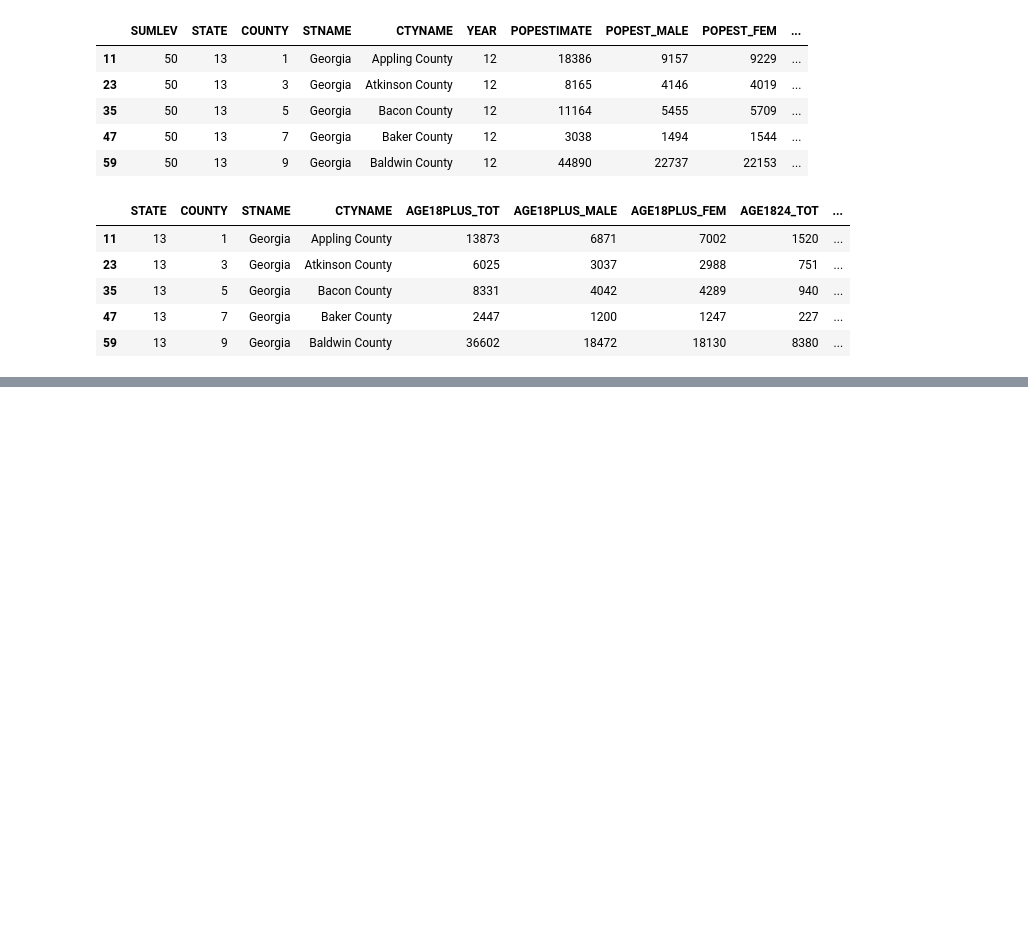
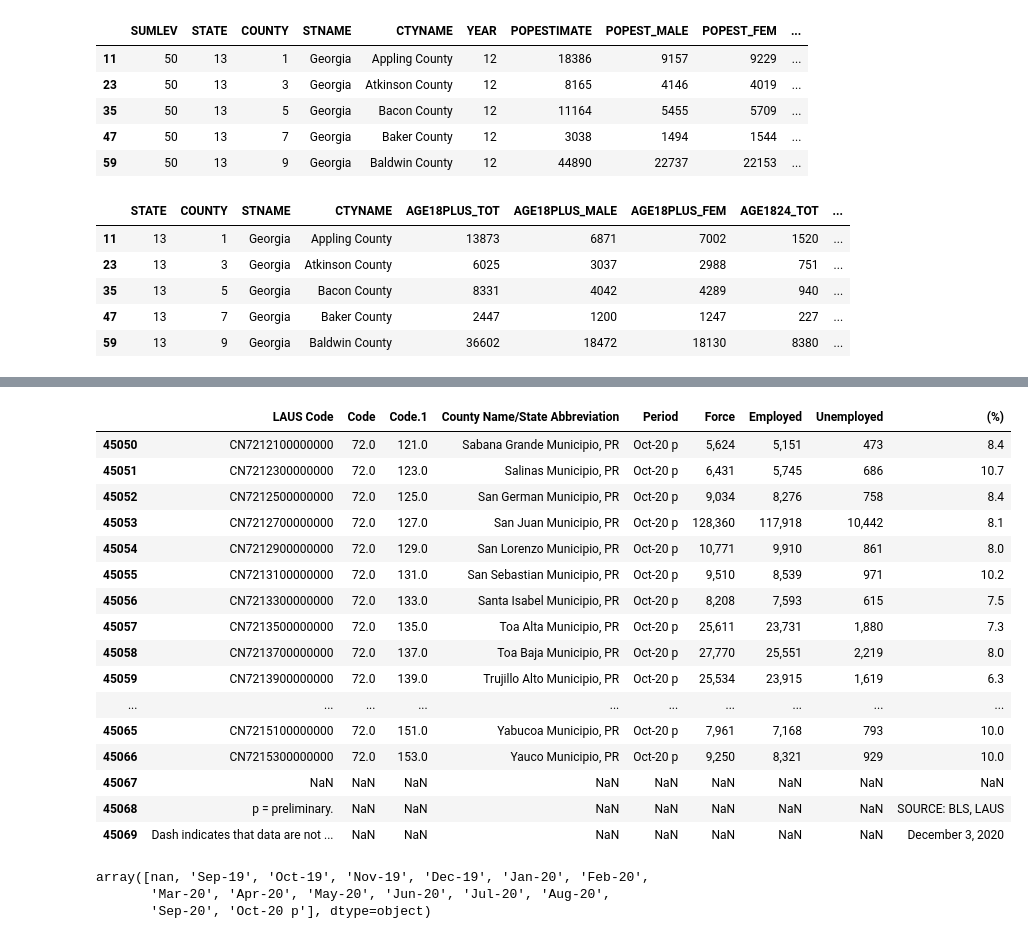
Before and after one commit to eweed001/ORIE-4741-Project, a Jupyter notebook: data_collection_cleaning2020.ipynb, the cells around one changed output, grey strips where cells are left out. Saved outputs shown, nothing was run; the diff lists cells and outputs as text; code cells hidden in the pictures; blank space fills up the shorter version.

Commit message:
Added unemployment, poverty, education and race data. Updated 2020 data manip notebook

```diff
--- a/data_collection_cleaning2020.ipynb
+++ b/data_collection_cleaning2020.ipynb
@@ -74,0 +208,4 @@ df_states = df_states.reset_index()
+# %%
+# Reading in unemployment data
+unemployment = pd.read_csv('data/unemployment2020.csv', header = 4)
+unemployment.head()
@@ -74,0 +219,26 @@ df_states = df_states.reset_index()
+# %%
+unemployment.tail(20)
+# %% [output]
+|  | LAUS Code | Code | Code.1 | County Name/State Abbreviation | Period | Force | Employed | Unemployed | (%) |
+| 45050 | CN7212100000000 | 72.0 | 121.0 | Sabana Grande Municipio, PR | Oct-20 p | 5,624 | 5,151 | 473 | 8.4 |
+| 45051 | CN7212300000000 | 72.0 | 123.0 | Salinas Municipio, PR | Oct-20 p | 6,431 | 5,745 | 686 | 10.7 |
+| 45052 | CN7212500000000 | 72.0 | 125.0 | San German Municipio, PR | Oct-20 p | 9,034 | 8,276 | 758 | 8.4 |
+| 45053 | CN7212700000000 | 72.0 | 127.0 | San Juan Municipio, PR | Oct-20 p | 128,360 | 117,918 | 10,442 | 8.1 |
+| 45054 | CN7212900000000 | 72.0 | 129.0 | San Lorenzo Municipio, PR | Oct-20 p | 10,771 | 9,910 | 861 | 8.0 |
+| 45055 | CN7213100000000 | 72.0 | 131.0 | San Sebastian Municipio, PR | Oct-20 p | 9,510 | 8,539 | 971 | 10.2 |
+| 45056 | CN7213300000000 | 72.0 | 133.0 | Santa Isabel Municipio, PR | Oct-20 p | 8,208 | 7,593 | 615 | 7.5 |
+| 45057 | CN7213500000000 | 72.0 | 135.0 | Toa Alta Municipio, PR | Oct-20 p | 25,611 | 23,731 | 1,880 | 7.3 |
+| 45058 | CN7213700000000 | 72.0 | 137.0 | Toa Baja Municipio, PR | Oct-20 p | 27,770 | 25,551 | 2,219 | 8.0 |
+| 45059 | CN7213900000000 | 72.0 | 139.0 | Trujillo Alto Municipio, PR | Oct-20 p | 25,534 | 23,915 | 1,619 | 6.3 |
+| ... | ... | ... | ... | ... | ... | ... | ... | ... | ... |
+| 45065 | CN7215100000000 | 72.0 | 151.0 | Yabucoa Municipio, PR | Oct-20 p | 7,961 | 7,168 | 793 | 10.0 |
+| 45066 | CN7215300000000 | 72.0 | 153.0 | Yauco Municipio, PR | Oct-20 p | 9,250 | 8,321 | 929 | 10.0 |
+| 45067 | NaN | NaN | NaN | NaN | NaN | NaN | NaN | NaN | NaN |
+| 45068 | p = preliminary. | NaN | NaN | NaN | NaN | NaN | NaN | NaN | SOURCE: BLS, LAUS |
+| 45069 | Dash indicates that data are not ... | NaN | NaN | NaN | NaN | NaN | NaN | NaN | December 3, 2020 |
+# %%
+unemployment.Period.unique()
+# %% [output]
+array([nan, 'Sep-19', 'Oct-19', 'Nov-19', 'Dec-19', 'Jan-20', 'Feb-20',
+       'Mar-20', 'Apr-20', 'May-20', 'Jun-20', 'Jul-20', 'Aug-20',
+       'Sep-20', 'Oct-20 p'], dtype=object)
```
Also changed, not shown: parts of 25 cells of this notebook, 5 other files.
